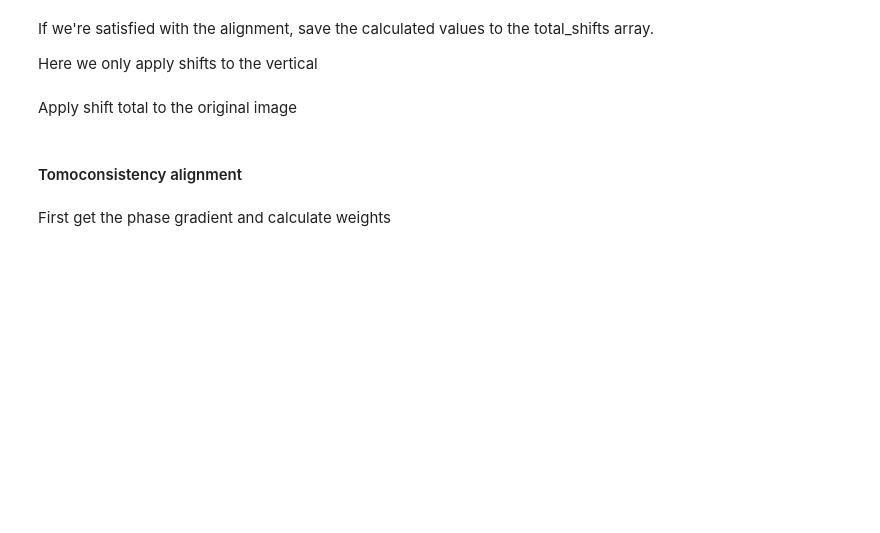
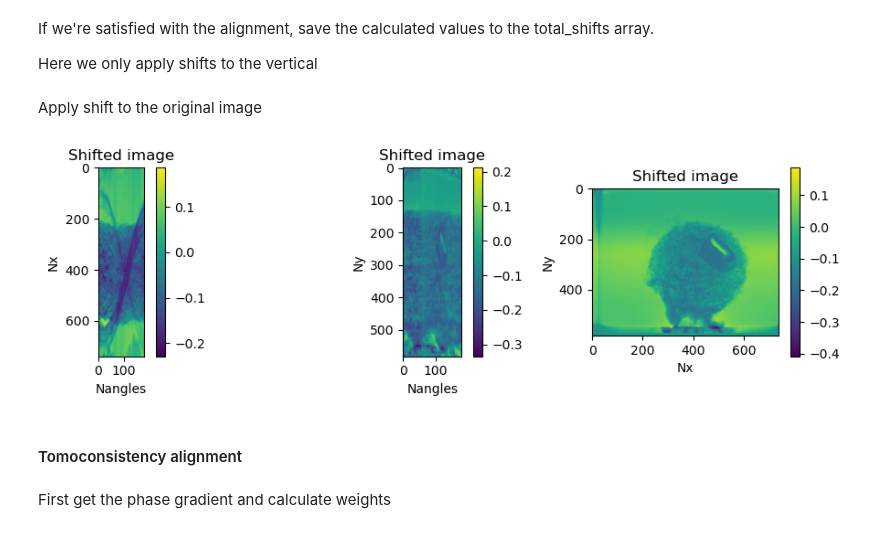
Before and after one commit to TomographicImaging/PtychographyAlignment, a Jupyter notebook: applications/alignment_pipeline.ipynb, the cells around one changed output. Saved outputs shown, nothing was run; the diff lists cells and outputs as text; code cells hidden in the pictures; blank space fills up the shorter version.

```diff
--- a/applications/alignment_pipeline.ipynb
+++ b/applications/alignment_pipeline.ipynb
@@ -89,9 +137,16 @@ shift_total[:,1] = shift_total[:,1] + shift_vertical
 # %% [markdown]
-Apply shift total to the original image
+Apply shift to the original image
 # %%
 for m in range(shift_total.shape[0]):
-    img[:,:,m] = np.roll(img[:,:,m],(int(shift_total[m,0]), int(shift_total[m,1])),axis=(1,0))
+    # uncomment the line below if you want to apply the x-correlation + vertical mass shift
+    # img[:,:,m] = np.roll(img[:,:,m],(int(shift_total[m,0]), int(shift_total[m,1])),axis=(1,0))
+
+    # uncomment the line below if you only want to apply the vertical shift
+    img[:,:,m] = np.roll(img[:,:,m],int(shift_vertical[m]),axis=(0))
+
 utils.display_tools.plot_3axes(img.real, 'Shifted image', ['Ny', 'Nx', 'Nangles'])
+# %% [output]
+[figure, added]
 # %% [markdown]
 #### Tomoconsistency alignment
 # %% [markdown]
```
Also changed, not shown: parts of 31 cells of this notebook, 3 other files.
